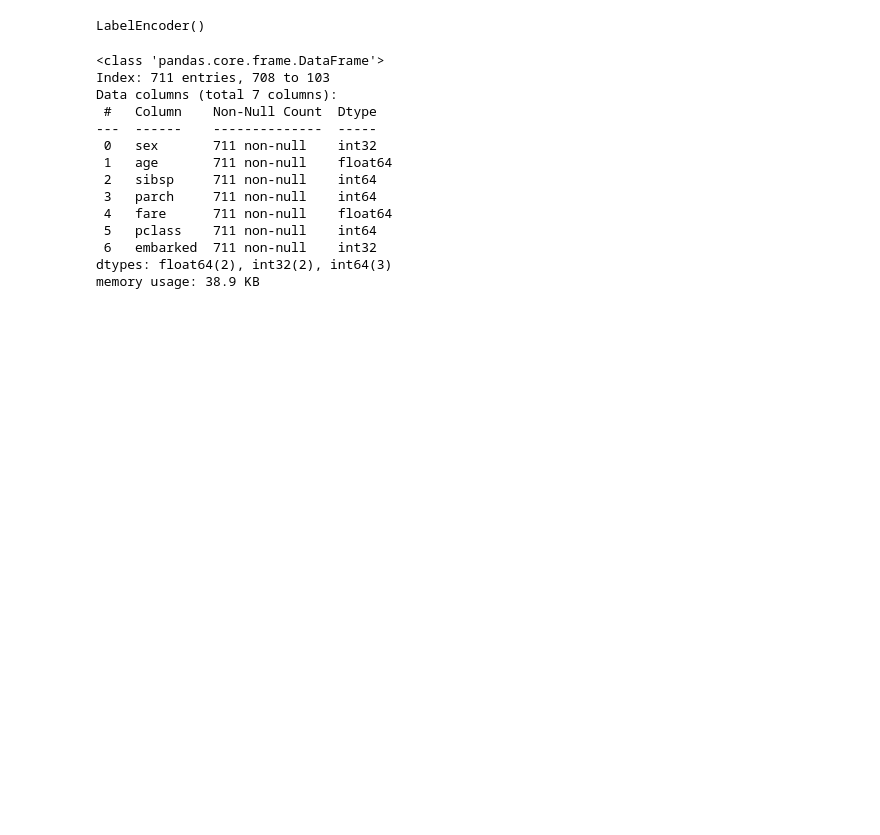
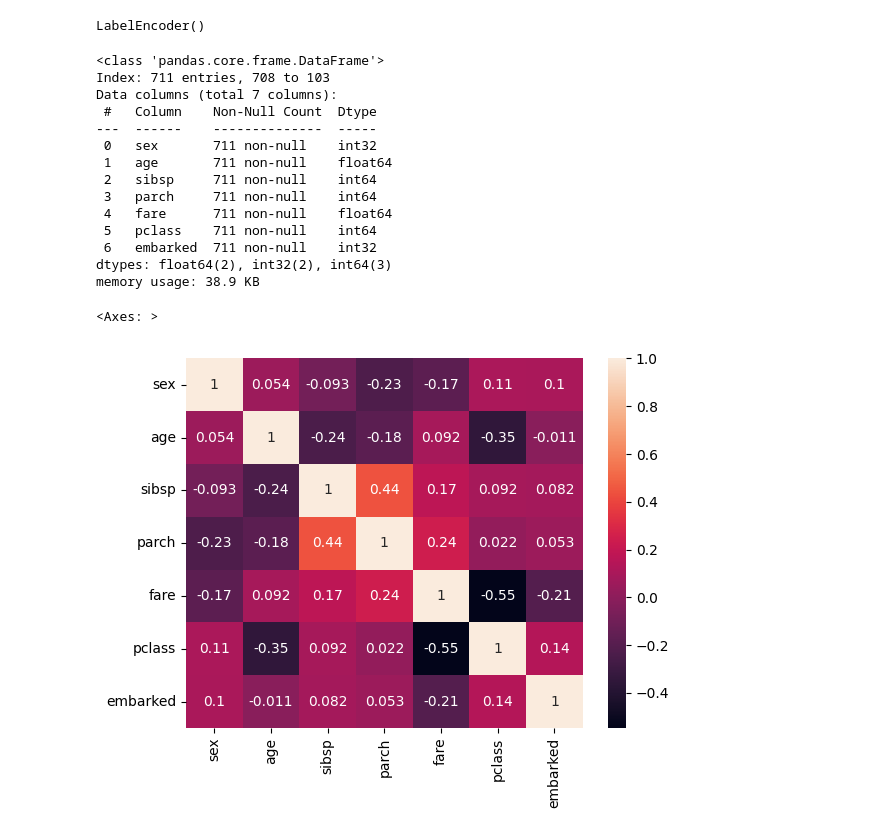
Before and after one commit to Pratyusha-Mukherjee/FSP-MachineLearning, a Jupyter notebook: day5/titanic_data.ipynb, the cells around one changed output. Cells and saved outputs as stored; diff of their text form; code cells hidden in the pictures; blank space fills up the shorter version.

```diff
--- a/day5/titanic_data.ipynb
+++ b/day5/titanic_data.ipynb
@@ -247,0 +246,6 @@ X_train
+# %%
+#checking of corelation of features
+sns.heatmap(X_train.corr(),annot=True)
+# %% [output]
+<Axes: >
+[figure, added]
```
Also changed, not shown: parts of 1 cell of this notebook.
